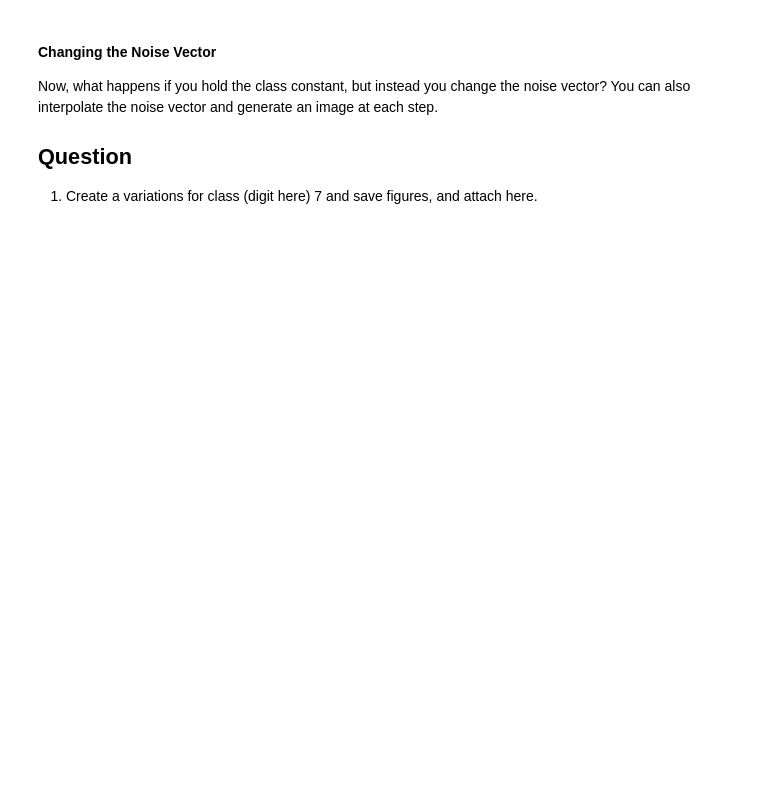
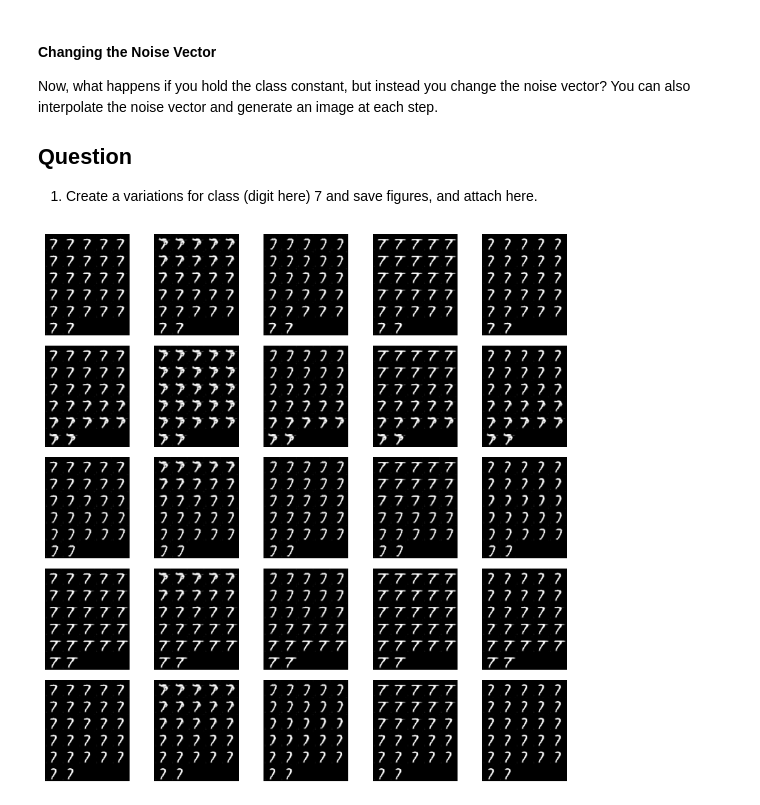
Before and after one commit to FaizalKarim280280/MGM-Spring-2024, a Jupyter notebook: A6/Assignment_Conditional_GAN.ipynb, the cells around one changed output. Saved outputs shown, nothing was run; the diff lists cells and outputs as text; code cells hidden in the pictures; blank space fills up the shorter version.

```diff
--- a/A6/Assignment_Conditional_GAN.ipynb
+++ b/A6/Assignment_Conditional_GAN.ipynb
@@ -551,31 +592,33 @@ Now, what happens if you hold the class constant, but instead you change the noi
 ## Question
 1. Create a variations for class (digit here) 7 and save figures, and attach here.
 # %%
-n_interpolation = 9 # How many intermediate images you want + 2 (for the start and end image)
+n_interpolation = 25 + 2# How many intermediate images you want + 2 (for the start and end image)
 
 # This time you're interpolating between the noise instead of the labels
 interpolation_label = get_one_hot_labels(torch.Tensor([7]).long(), n_classes).repeat(n_interpolation, 1).float()
 
 def interpolate_noise(first_noise, second_noise):
     # This time you're interpolating between the noise instead of the labels
     percent_first_noise = torch.linspace(0, 1, n_interpolation)[:, None].to(device)
     interpolation_noise = first_noise * percent_first_noise + second_noise * (1 - percent_first_noise)
 
     # Combine the noise and the labels again
     noise_and_labels = combine_vectors(interpolation_noise, interpolation_label.to(device))
     fake = gen(noise_and_labels)
     show_tensor_images(fake, num_images=n_interpolation, nrow=int(math.sqrt(n_interpolation)), show=False)
 
 # Generate noise vectors to interpolate between
 ### Change me! ###
 n_noise = 5 # Choose the number of noise examples in the grid
 plot_noises = [get_noise(1, z_dim, device=device) for i in range(n_noise)]
 plt.figure(figsize=(8, 8))
 for i, first_plot_noise in enumerate(plot_noises):
     for j, second_plot_noise in enumerate(plot_noises):
         plt.subplot(n_noise, n_noise, i * n_noise + j + 1)
         interpolate_noise(first_plot_noise, second_plot_noise)
         plt.axis('off')
 plt.subplots_adjust(top=1, bottom=0, left=0, right=1, hspace=0.1, wspace=0)
 plt.show()
 plt.close()
+# %% [output]
+[figure, added]
```
Also changed, not shown: parts of 7 cells of this notebook, 8 other files.
